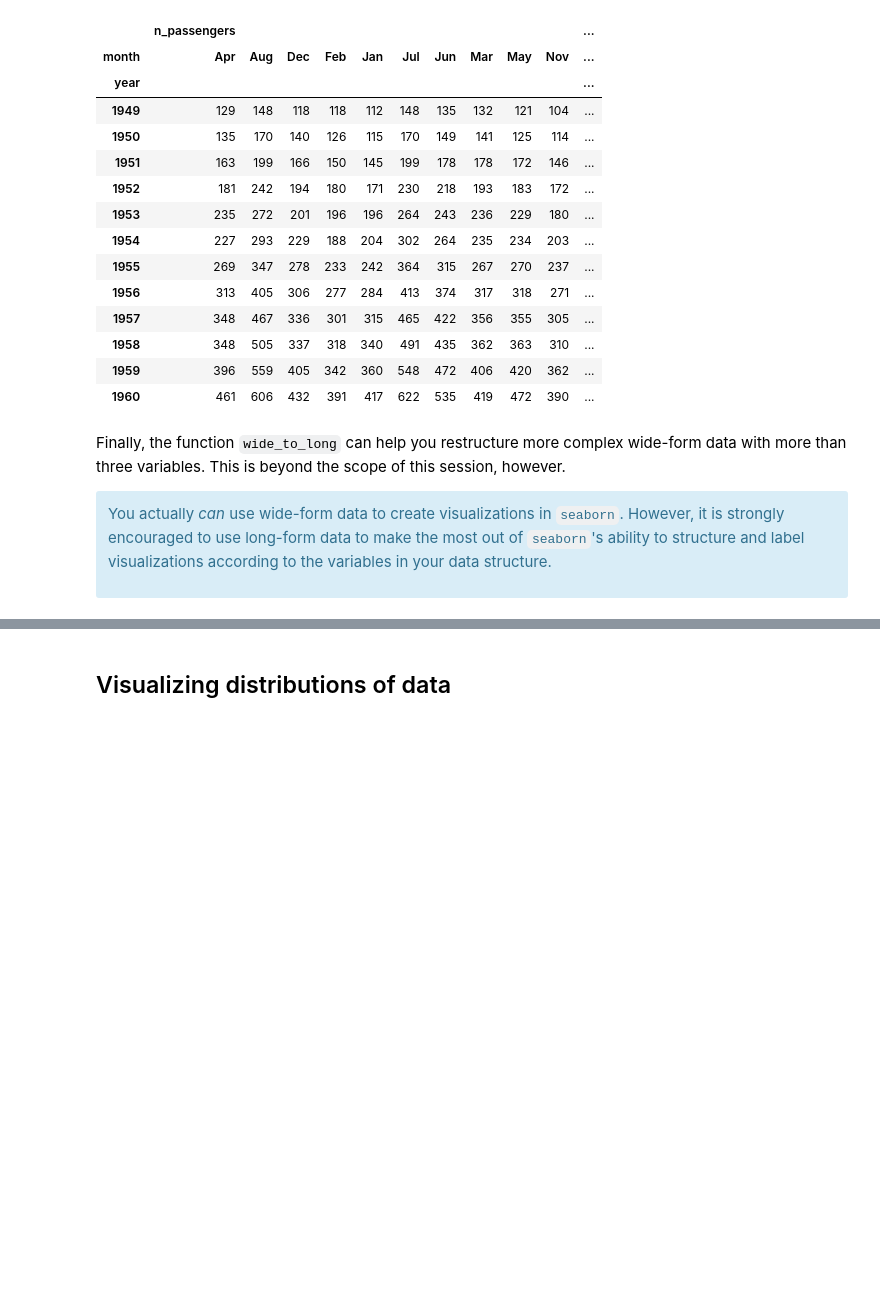
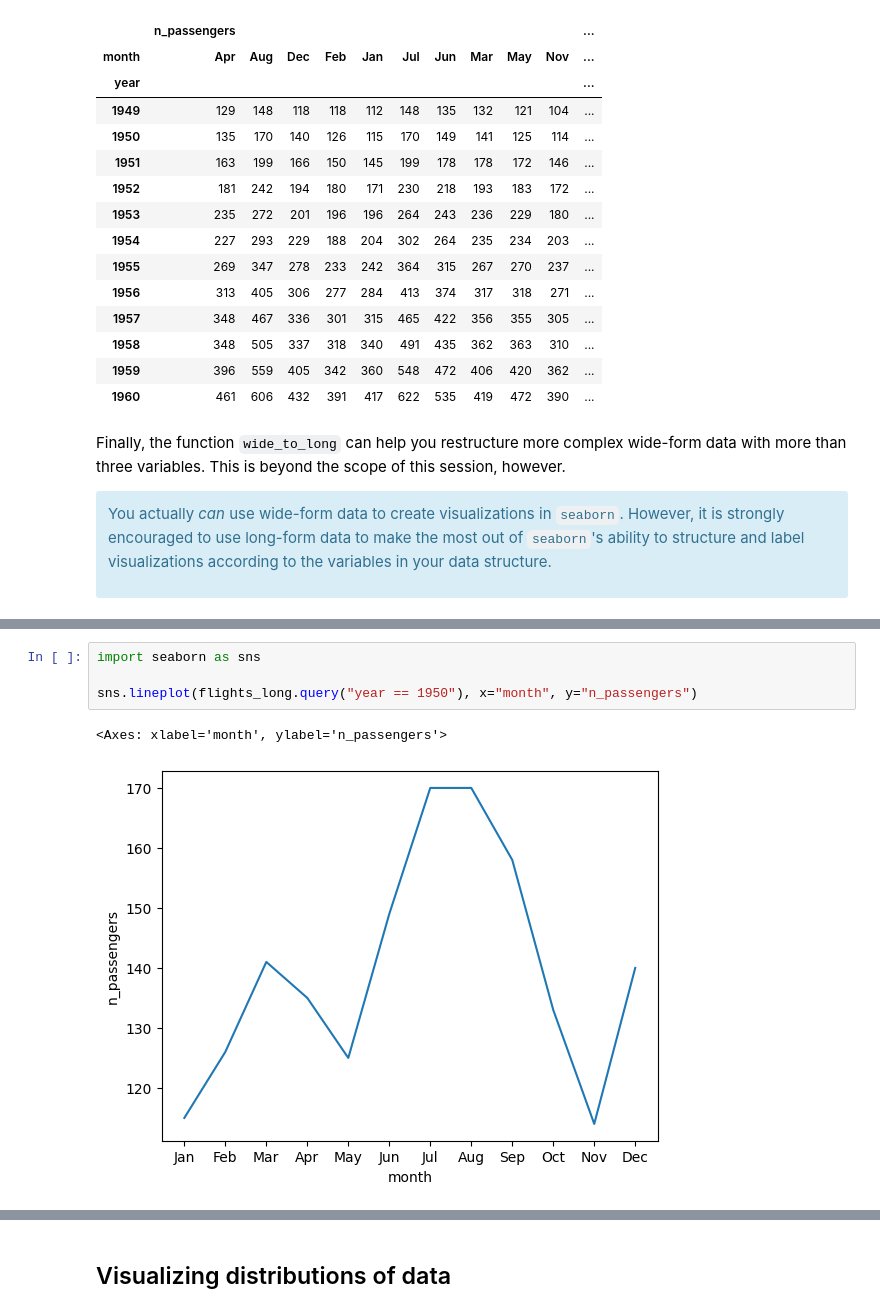
Before and after one commit to Dartmouth-Libraries/data-viz-seaborn, a Jupyter notebook: notebooks/01-basics.ipynb, the cells around one changed output, grey strips where cells are left out. Drawn from its saved outputs; the diff is of its cells as text; blank space fills up the shorter version.

Commit message:
adds rel plots

```diff
--- a/notebooks/01-basics.ipynb
+++ b/notebooks/01-basics.ipynb
@@ -161,0 +168,7 @@ In the next couple of sections, we will see how to use both kinds of functions.
+# %%
+import seaborn as sns
+
+sns.lineplot(flights_long.query("year == 1950"), x="month", y="n_passengers")
+# %% [output]
+<Axes: xlabel='month', ylabel='n_passengers'>
+[figure, added]
```
Also changed, not shown: parts of 16 cells of this notebook.
